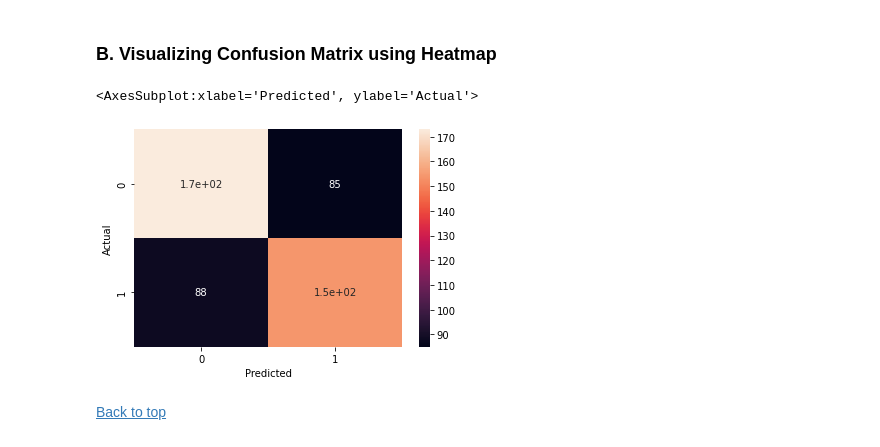
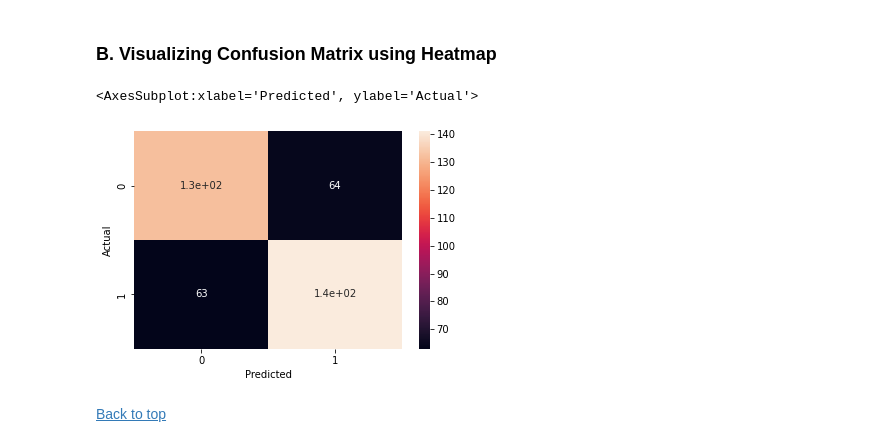
Before and after one commit to ddellahi/Text-Mining-NLP-Tutorial-, a Jupyter notebook: Text Mining & NLP Tutorial .ipynb, the cells around one changed output. Saved outputs shown, nothing was run; the diff lists cells and outputs as text; code cells hidden in the pictures.

```diff
--- a/Text Mining & NLP Tutorial .ipynb
+++ b/Text Mining & NLP Tutorial .ipynb
@@ -805,2 +801,4 @@ X_train_cv,X_test_cv,y_train_cv,y_test_cv = train_test_split(X_count_vect,y,test
+# %%
+X_train,X_test,y_train,y_test = train_test_split(X,y,test_size=0.20)
 # %%
 ### Dimension of the X_train
@@ -831,0 +815,6 @@ MultinomialNB()
+# %%
+# instantiate the model
+clf = MultinomialNB()
+# Fit the classifier to the data
+# fit it to the training data
+clf.fit(X_train,y_train)
@@ -852,0 +831,6 @@ array([[213,  45],
+# %%
+# instantiate the model
+gnb = GaussianNB()
+# Fit the classifier to the data
+# fit it to the training data
+gnb.fit(X_train,y_train)
@@ -853,3 +841,7 @@ array([[213,  45],
+# %%
+# Predict the labels for the training data X
+# make predictions on the test data
+y_pred_gnb = gnb.predict(X_test)
 # %% [markdown]
 [Back to top](#back)
 # %% [markdown]
@@ -970,11 +958,11 @@ weighted avg       0.65      0.65      0.65       500
 # %% [markdown]
 ### B. Visualizing Confusion Matrix using Heatmap <a name="subparagraph42"></a>
 # %%
-confusion_matrix = pd.crosstab(y_test_cv, y_pred_gnb, rownames=['Actual'], colnames=['Predicted'])
+confusion_matrix = pd.crosstab(y_test, y_pred_gnb, rownames=['Actual'], colnames=['Predicted'])
 sns.heatmap(confusion_matrix, annot=True)
 # %% [output]
 <AxesSubplot:xlabel='Predicted', ylabel='Actual'>
-[figure, old version]
+[figure, new version]
 # %% [markdown]
 [Back to top](#back)
 # %% [markdown]
```
Also changed, not shown: parts of 79 cells of this notebook.
